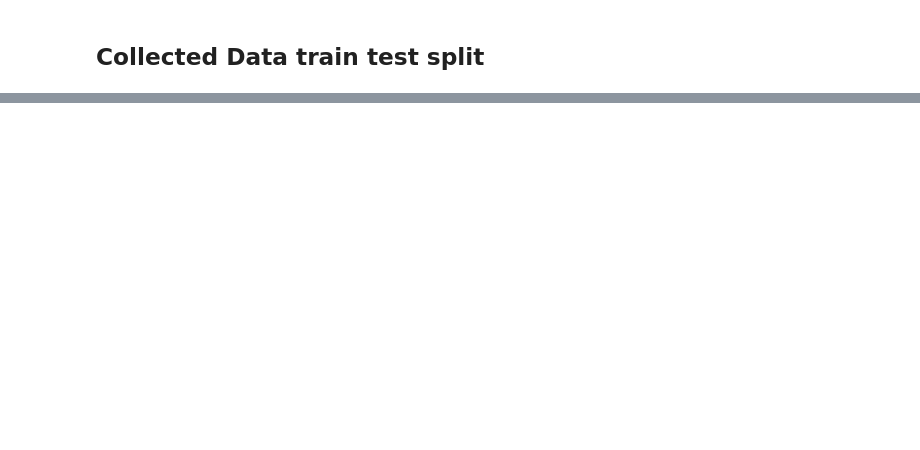
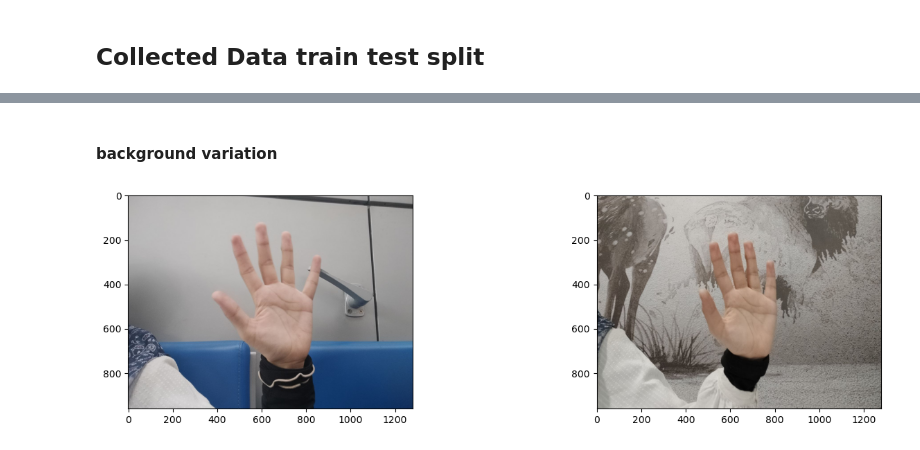
Before and after one commit to ainulmazwan/snake_hand_gesture_prediction, a Jupyter notebook: notebooks/EDA.ipynb, the cells around one changed output, grey strips where cells are left out. Drawn from its saved outputs; the diff is of its cells as text; code cells hidden in the pictures; blank space fills up the shorter version.

```diff
--- a/notebooks/EDA.ipynb
+++ b/notebooks/EDA.ipynb
@@ -155,0 +208,14 @@ for subject in os.listdir(base_dir):
+# %% [markdown]
+#### background variation
+# %%
+from PIL import Image
+bg1_path = "../data/collected_data/raw/ainul_1/bg2/palm/photo_13_2025-12-29_22-29-04.jpg"
+bg2_path = "../data/collected_data/raw/ainul_1/bg3/palm/photo_31_2025-12-29_22-29-04.jpg"
+
+fig, axes = plt.subplots(1, 2, figsize=(16, 4))
+axes[0].imshow(Image.open(bg1_path))
+axes[1].imshow(Image.open(bg2_path))
+
+plt.show()
+# %% [output]
+[figure, added]
```
Also changed, not shown: parts of 6 cells of this notebook, 4 other files.
